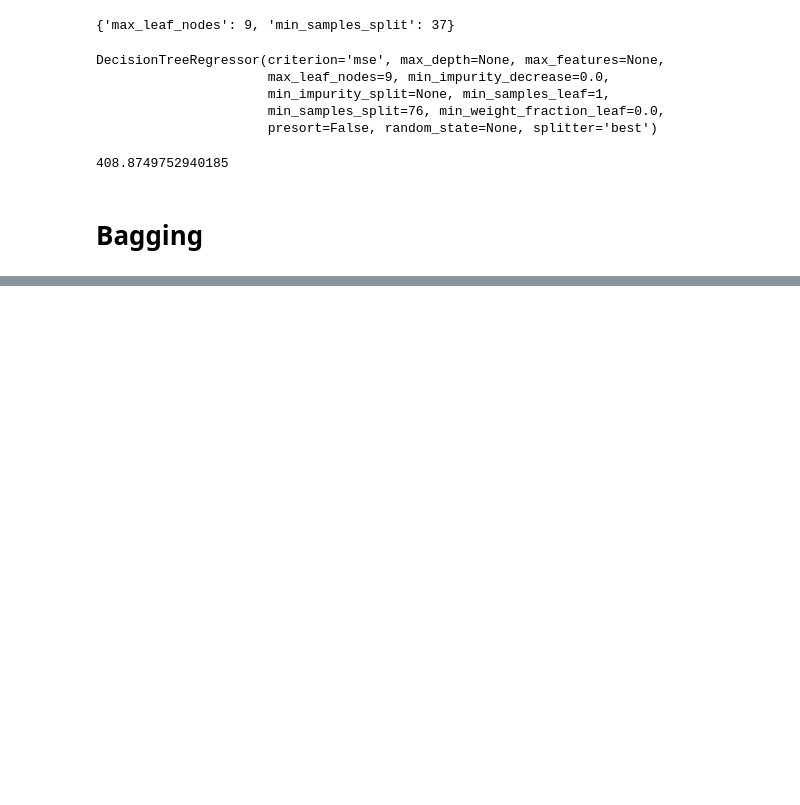
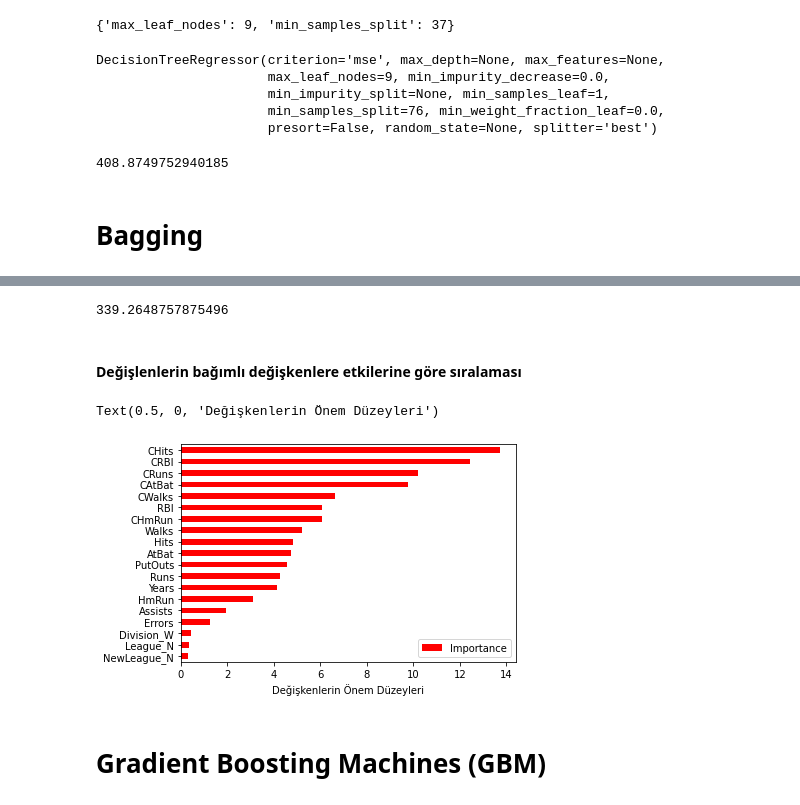
Before and after one commit to omercsx/Machine_Learning_Bootcamp, a Jupyter notebook: Machine Learning/Dogrusal_olmayan_regresyon.ipynb, the cells around one changed output, grey strips where cells are left out. Saved outputs shown, nothing was run; the diff lists cells and outputs as text; code cells hidden in the pictures; blank space fills up the shorter version.

```diff
--- a/Machine Learning/Dogrusal_olmayan_regresyon.ipynb
+++ b/Machine Learning/Dogrusal_olmayan_regresyon.ipynb
@@ -662,0 +847,2 @@ np.sqrt(mean_squared_error(y_test, y_pred))
+# %%
+rf_model.fit(X_train, y_train)
@@ -662,0 +885,4 @@ np.sqrt(mean_squared_error(y_test, y_pred))
+# %%
+rf_tuned = RandomForestRegressor(max_features=3, max_depth=8, n_estimators=200)
+# %%
+rf_tuned.fit(X_train, y_train)
@@ -662,0 +899,17 @@ np.sqrt(mean_squared_error(y_test, y_pred))
+# %%
+np.sqrt(mean_squared_error(y_test, y_pred))
+# %% [output]
+339.2648757875496
+# %% [markdown]
+#### Değişlenlerin bağımlı değişkenlere etkilerine göre sıralaması
+# %%
+Importance = pd.DataFrame({"Importance":rf_tuned.feature_importances_*100}, index = X_train.columns## Model Tuning <a id="xgb_model_tuning"/>)
+# %%
+Importance.sort_values(by="Importance", axis=0,ascending=True).plot(kind="barh", color="r")
+
+plt.xlabel("Değişkenlerin Önem Düzeyleri")
+# %% [output]
+Text(0.5, 0, 'Değişkenlerin Önem Düzeyleri')
+[figure, added]
+# %% [markdown]
+# Gradient Boosting Machines (GBM) <a id="gbm"/>
```
Also changed, not shown: parts of 111 cells of this notebook.
